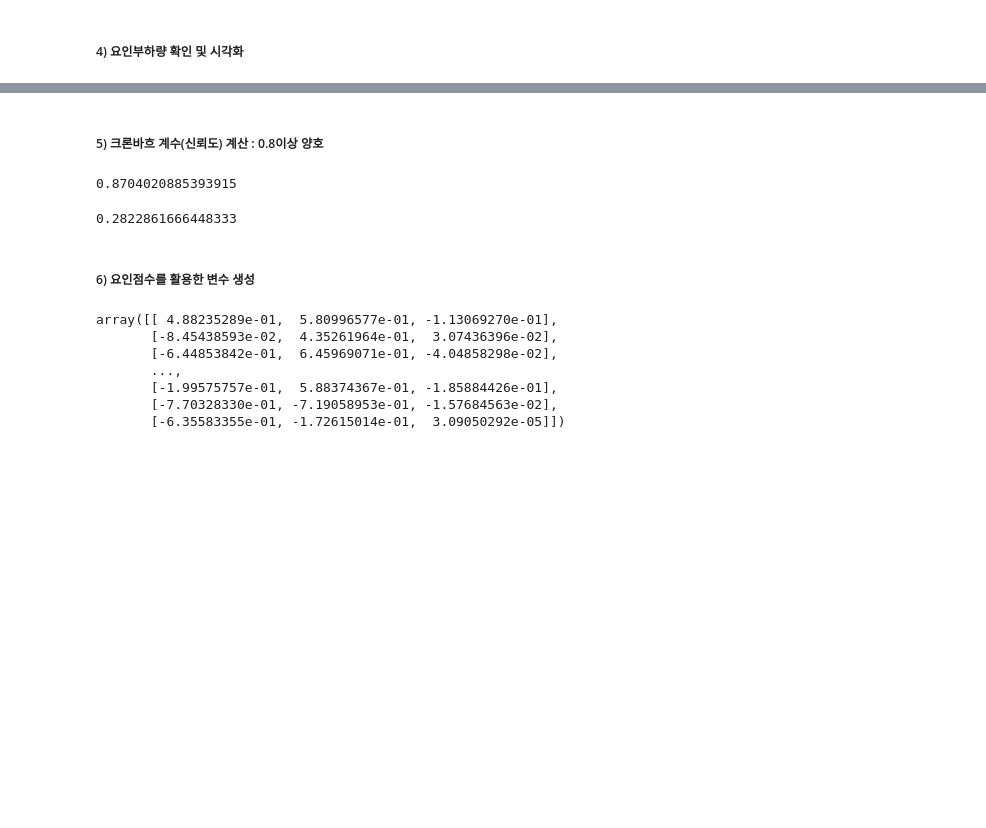
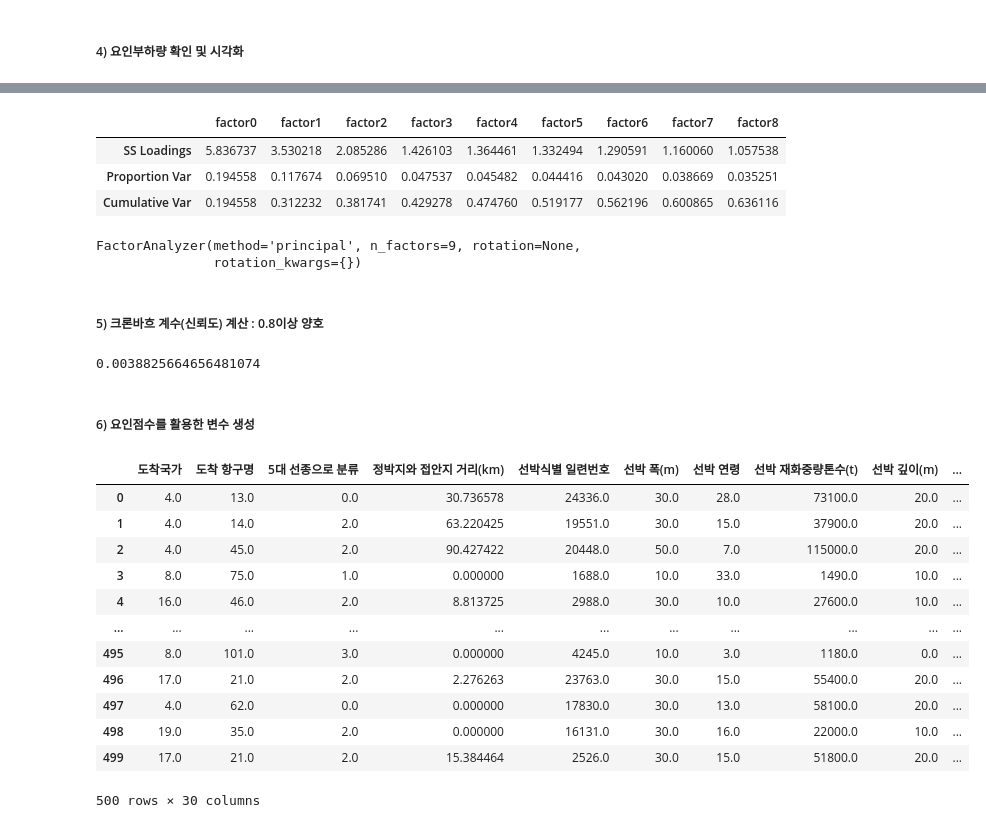
Before and after one commit to LeticiaKang/HYUNDAE_AI_Challenge_DACON, a Jupyter notebook: 1. 데이터_탐색.ipynb, the cells around one changed output, grey strips where cells are left out. Cells and saved outputs as stored; diff of their text form; code cells hidden in the pictures; blank space fills up the shorter version.

```diff
--- a/1. 데이터_탐색.ipynb
+++ b/1. 데이터_탐색.ipynb
@@ -738,3 +775,15 @@ sns.heatmap(fa.loadings_, cmap="Blues", annot=True, fmt='.2f')
+# %%
+pd.DataFrame(data=fa.get_factor_variance(), index=['SS Loadings', 'Proportion Var', 'Cumulative Var'], columns=[f'factor{n}' for n in range(fa.n_factors)])
+# %% [output]
+|  | factor0 | factor1 | factor2 | factor3 | factor4 | factor5 | factor6 | factor7 | factor8 |
+| SS Loadings | 5.836737 | 3.530218 | 2.085286 | 1.426103 | 1.364461 | 1.332494 | 1.290591 | 1.160060 | 1.057538 |
+| Proportion Var | 0.194558 | 0.117674 | 0.069510 | 0.047537 | 0.045482 | 0.044416 | 0.043020 | 0.038669 | 0.035251 |
+| Cumulative Var | 0.194558 | 0.312232 | 0.381741 | 0.429278 | 0.474760 | 0.519177 | 0.562196 | 0.600865 | 0.636116 |
+# %%
+fa
+# %% [output]
+FactorAnalyzer(method='principal', n_factors=9, rotation=None,
+               rotation_kwargs={})
 # %% [markdown]
 ##### 5) 크론바흐 계수(신뢰도) 계산 : 0.8이상 양호
 # %%
@@ -748,22 +800,26 @@ def CronbachAlpha(itemscores):
+# %%
+# ET와 ETA 신뢰계수
+print(CronbachAlpha(X_copy_y[['해당일의 브렌트유 값($)', 'y']]))
+# %% [output]
+0.0038825664656481074
 # %%
-# ET와 ETA 신뢰계수
-print(CronbachAlpha(train[['ET','ETA']]))
+# # ET와 ETAA 신뢰계수
+# print(CronbachAlpha(train[['ET','A_DISTANCE']]))
-# %% [output]
-0.8704020885393915
-# %%
-# ET와 ETAA 신뢰계수
-print(CronbachAlpha(train[['ET','A_DISTANCE']]))
-# %% [output]
-0.2822861666448333
 # %% [markdown]
 ##### 6) 요인점수를 활용한 변수 생성
-# %%
-fa.transform(train.drop(['RID','TIME_DEPARTUREDATE','TIME_ARRIVEDATE'],axis=1))
-# %% [output]
-array([[ 4.88235289e-01,  5.80996577e-01, -1.13069270e-01],
-       [-8.45438593e-02,  4.35261964e-01,  3.07436396e-02],
-       [-6.44853842e-01,  6.45969071e-01, -4.04858298e-02],
-       ...,
-       [-1.99575757e-01,  5.88374367e-01, -1.85884426e-01],
-       [-7.70328330e-01, -7.19058953e-01, -1.57684563e-02],
-       [-6.35583355e-01, -1.72615014e-01,  3.09050292e-05]])
+# %%
+X_copy
+# %% [output]
+|  | 도착국가 | 도착 항구명 | 5대 선종으로 분류 | 정박지와 접안지 거리(km) | 선박식별 일련번호 | 선박 폭(m) | 선박 연령 | 선박 재화중량톤수(t) | 선박 깊이(m) | ... |
+| 0 | 4.0 | 13.0 | 0.0 | 30.736578 | 24336.0 | 30.0 | 28.0 | 73100.0 | 20.0 | ... |
+| 1 | 4.0 | 14.0 | 2.0 | 63.220425 | 19551.0 | 30.0 | 15.0 | 37900.0 | 20.0 | ... |
+| 2 | 4.0 | 45.0 | 2.0 | 90.427422 | 20448.0 | 50.0 | 7.0 | 115000.0 | 20.0 | ... |
+| 3 | 8.0 | 75.0 | 1.0 | 0.000000 | 1688.0 | 10.0 | 33.0 | 1490.0 | 10.0 | ... |
+| 4 | 16.0 | 46.0 | 2.0 | 8.813725 | 2988.0 | 30.0 | 10.0 | 27600.0 | 10.0 | ... |
+| ... | ... | ... | ... | ... | ... | ... | ... | ... | ... | ... |
+| 495 | 8.0 | 101.0 | 3.0 | 0.000000 | 4245.0 | 10.0 | 3.0 | 1180.0 | 0.0 | ... |
+| 496 | 17.0 | 21.0 | 2.0 | 2.276263 | 23763.0 | 30.0 | 15.0 | 55400.0 | 20.0 | ... |
+| 497 | 4.0 | 62.0 | 0.0 | 0.000000 | 17830.0 | 30.0 | 13.0 | 58100.0 | 20.0 | ... |
+| 498 | 19.0 | 35.0 | 2.0 | 0.000000 | 16131.0 | 30.0 | 16.0 | 22000.0 | 10.0 | ... |
+| 499 | 17.0 | 21.0 | 2.0 | 15.384464 | 2526.0 | 30.0 | 15.0 | 51800.0 | 20.0 | ... |
+500 rows × 30 columns
```
Also changed, not shown: parts of 14 cells of this notebook.
